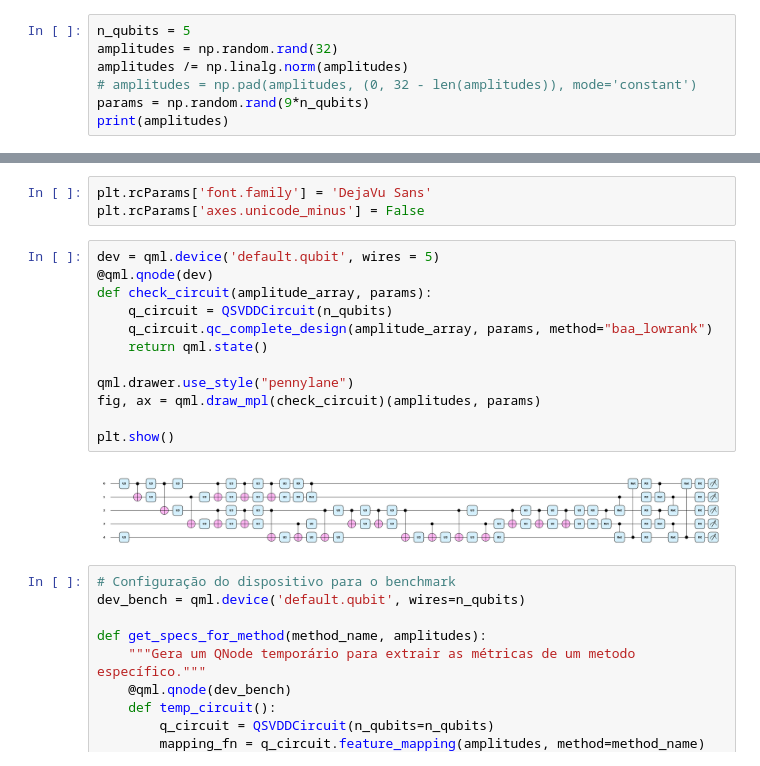
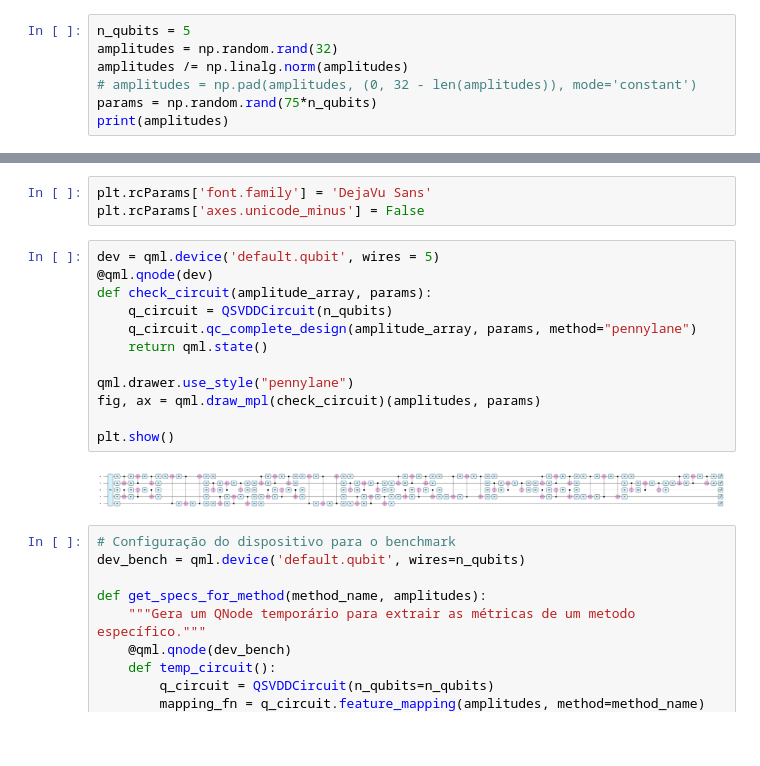
Before and after one commit to quantum-cesar-lab/HE-Quantum-Anomaly-Detection, a Jupyter notebook: notebooks/circuit_visualization.ipynb, the cells around one changed output, grey strips where cells are left out. Cells and saved outputs as stored; diff of their text form; blank space fills up the shorter version.

Commit message:
ajuste parametros de 9 para 75

```diff
--- a/notebooks/circuit_visualization.ipynb
+++ b/notebooks/circuit_visualization.ipynb
@@ -10,6 +10,6 @@ n_qubits = 5
 amplitudes = np.random.rand(32)
 amplitudes /= np.linalg.norm(amplitudes)
 # amplitudes = np.pad(amplitudes, (0, 32 - len(amplitudes)), mode='constant')
-params = np.random.rand(9*n_qubits)
+params = np.random.rand(75*n_qubits)
 print(amplitudes)
 # %% [output]
@@ -29,17 +29,17 @@ plt.rcParams['axes.unicode_minus'] = False
 # %%
 dev = qml.device('default.qubit', wires = 5)
 @qml.qnode(dev)
 def check_circuit(amplitude_array, params):
     q_circuit = QSVDDCircuit(n_qubits)
-    q_circuit.qc_complete_design(amplitude_array, params, method="baa_lowrank")
+    q_circuit.qc_complete_design(amplitude_array, params, method="pennylane")
     return qml.state()
 
 qml.drawer.use_style("pennylane")
 fig, ax = qml.draw_mpl(check_circuit)(amplitudes, params)
 
 plt.show()
 # %% [output]
-[figure, old version]
+[figure, new version]
 # %%
 # Configuração do dispositivo para o benchmark
 dev_bench = qml.device('default.qubit', wires=n_qubits)
```
Also changed, not shown: parts of 1 cell of this notebook, 1 other file.
